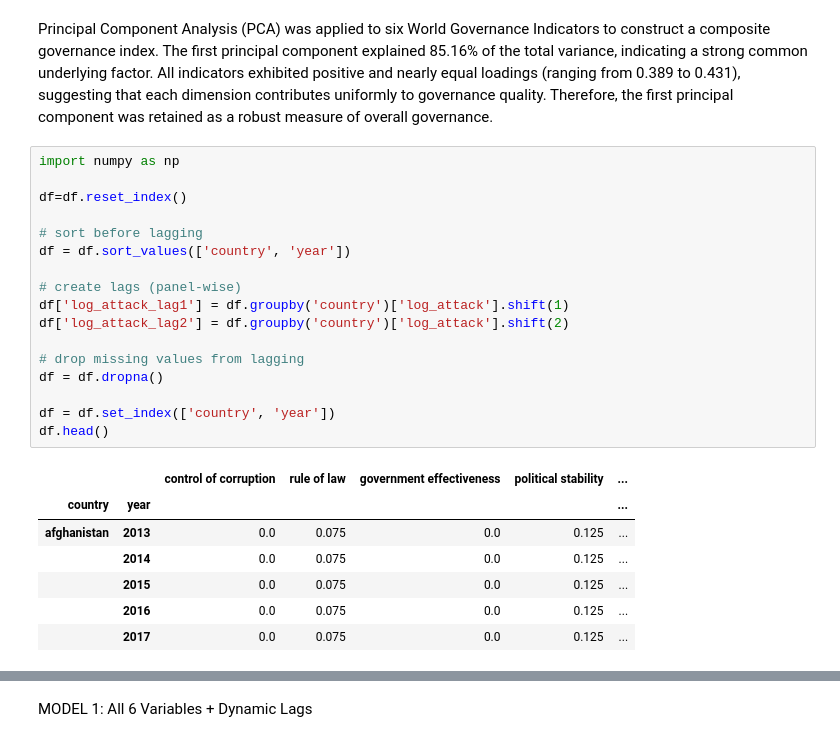
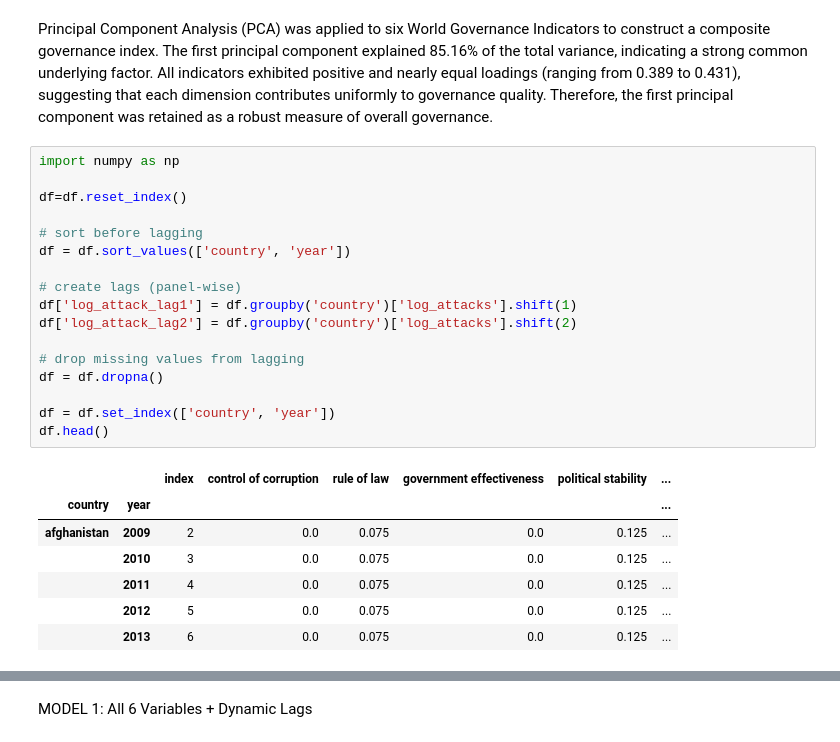
Before and after one commit to tanu-1403/TERRORISM-Numbers-behind-the-nightmare, a Jupyter notebook: notebooks/wgi/analysis.ipynb, the cells around one changed output, grey strips where cells are left out. Drawn from its saved outputs; the diff is of its cells as text.

```diff
--- a/notebooks/wgi/analysis.ipynb
+++ b/notebooks/wgi/analysis.ipynb
@@ -214,25 +254,25 @@ Principal Component Analysis (PCA) was applied to six World Governance Indicator
 # %%
 import numpy as np
 
 df=df.reset_index()
 
 # sort before lagging
 df = df.sort_values(['country', 'year'])
 
 # create lags (panel-wise)
-df['log_attack_lag1'] = df.groupby('country')['log_attack'].shift(1)
-df['log_attack_lag2'] = df.groupby('country')['log_attack'].shift(2)
+df['log_attack_lag1'] = df.groupby('country')['log_attacks'].shift(1)
+df['log_attack_lag2'] = df.groupby('country')['log_attacks'].shift(2)
 
 # drop missing values from lagging
 df = df.dropna()
 
 df = df.set_index(['country', 'year'])
 df.head()
 # %% [output]
-|  |  | control of corruption | rule of law | government effectiveness | political stability | ... |
-| country | year |  |  |  |  | ... |
-| afghanistan | 2013 | 0.0 | 0.075 | 0.0 | 0.125 | ... |
-|  | 2014 | 0.0 | 0.075 | 0.0 | 0.125 | ... |
-|  | 2015 | 0.0 | 0.075 | 0.0 | 0.125 | ... |
-|  | 2016 | 0.0 | 0.075 | 0.0 | 0.125 | ... |
-|  | 2017 | 0.0 | 0.075 | 0.0 | 0.125 | ... |
+|  |  | index | control of corruption | rule of law | government effectiveness | political stability | ... |
+| country | year |  |  |  |  |  | ... |
+| afghanistan | 2009 | 2 | 0.0 | 0.075 | 0.0 | 0.125 | ... |
+|  | 2010 | 3 | 0.0 | 0.075 | 0.0 | 0.125 | ... |
+|  | 2011 | 4 | 0.0 | 0.075 | 0.0 | 0.125 | ... |
+|  | 2012 | 5 | 0.0 | 0.075 | 0.0 | 0.125 | ... |
+|  | 2013 | 6 | 0.0 | 0.075 | 0.0 | 0.125 | ... |
```
Also changed, not shown: parts of 17 cells of this notebook.
